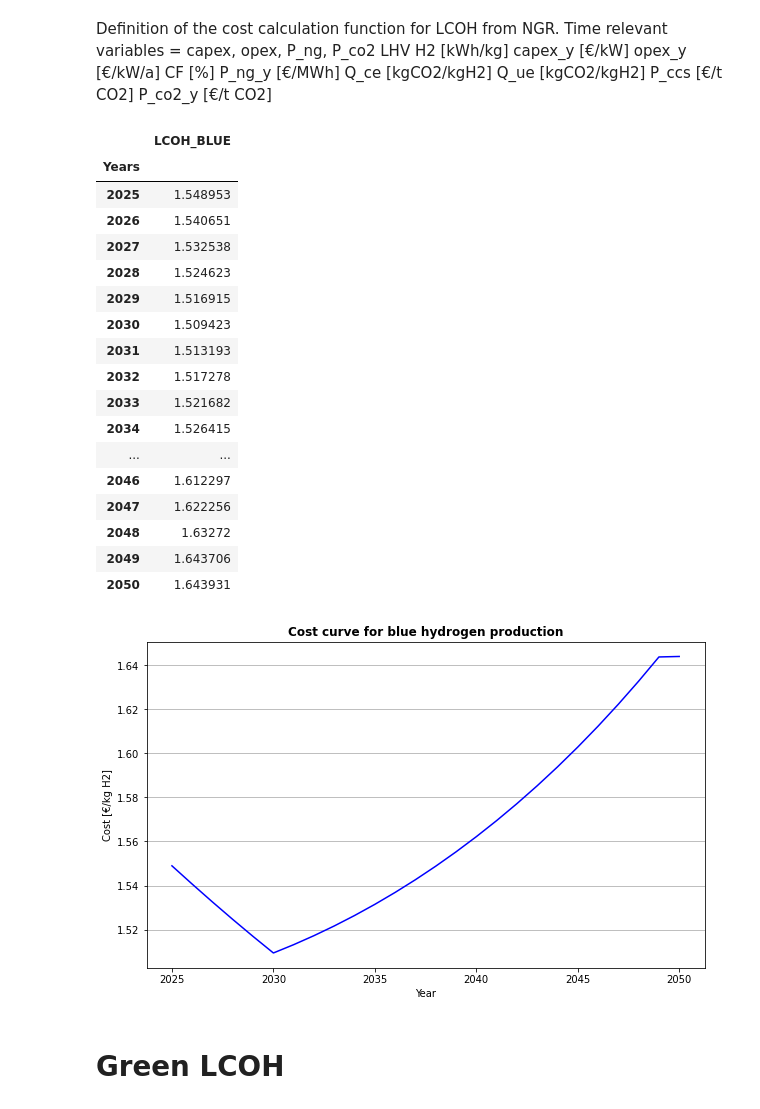
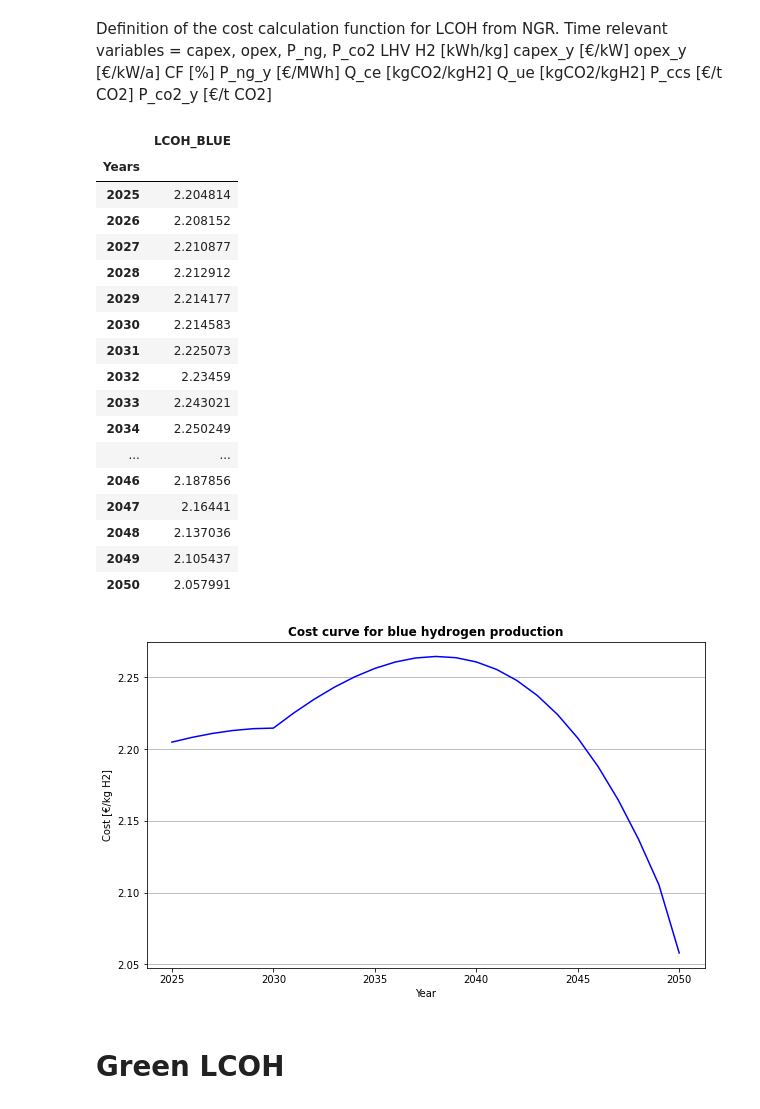
Before and after one commit to ReuterJakob/H2_pathways_repo, a Jupyter notebook: notebooks/Cost/Production_Cost.ipynb, the cells around one changed output. Drawn from its saved outputs; the diff is of its cells as text; code cells hidden in the pictures.

```diff
--- a/notebooks/Cost/Production_Cost.ipynb
+++ b/notebooks/Cost/Production_Cost.ipynb
@@ -27,3 +27,6 @@ tea_blue
 | CO2 price mid [€/t CO2e] | NaN | NaN | 50.000000 | 54.333333 | 58.666667 | 63.000000 | 67.333333 | 71.666667 | 76.000000 | 80.333333 | ... |
 | CO2 price BAU [€/t CO2e] | NaN | NaN | 60.000000 | 60.000000 | 60.000000 | 60.000000 | 60.000000 | 60.000000 | 60.000000 | 60.000000 | ... |
 25 rows × 33 columns
+# %%
+GHG =  pd.read_excel("/Users/jakob/PycharmProjects/H2_pathways_repo/data/raw/20220921_Data_Assumptions.xlsx", sheet_name='GHG Emissions', decimal=',', index_col=0)
+GHG
@@ -113,50 +131,52 @@ Q_ue [kgCO2/kgH2]
 P_ccs [€/t CO2]
 P_co2_y [€/t CO2]
 # %%
-def calculate_lcoh_ngr(alpha, capex_y, opex_y, CF, P_ng_y, n, Q_ce, P_ccs, Q_ue, P_co2_y, LHV_h2):
+def calculate_lcoh_ngr(alpha, capex_y, opex_y, CF, P_ng_y, n, Q_ce_y, P_ccs, Q_ue_y, P_co2_y, LHV_h2):
 
-    result = float(LHV_h2 * ((alpha * capex_y + opex_y) / (CF * 8760) + P_ng_y / 1000 * n) + (Q_ce * P_ccs + Q_ue * P_co2_y) / 1000)
+    result = float(LHV_h2 * ((alpha * capex_y + opex_y) / (CF * 8760) + P_ng_y / 1000 * n) + (Q_ce_y * P_ccs + Q_ue_y * P_co2_y) / 1000)
 
     return result
 # %%
 # Calculation of LCOH from NGR for every year from 2025 to 2050.
 years = np.arange(2025,2051)
 result = pd.DataFrame(index=years, columns=['LCOH_BLUE'])
 result.index.name = 'Years'
 
 
 for year in years:
 
     # get capex, opex, natural gas price and CO2 price of specific year
     capex_y = float(tea_blue.loc['Capex [€/kW]'][year])
     opex_y = float(tea_blue.loc['Opex [€/kW/a]'][year])
+    Q_ce_y = float(GHG.loc['Captured emissions [kg CO2/kg H2]'][year])
+    Q_ue_y = float(GHG.loc['Blue hydrogen emissions [kg CO2/kg H2] - Norway'][year])
     P_ng_y = float(tea_blue.loc['Gas prices NOR [€/MWh]'][year])
     P_co2_y = float(tea_blue.loc['CO2 price ($/t_co2) EU ETS'][year])
 
     # calculate lcoe of specific year
     result.LCOH_BLUE.loc[year] = calculate_lcoh_ngr(alpha=alpha_ngr, capex_y=capex_y, opex_y=opex_y, CF=CF, P_ng_y=P_ng_y,
-                                              n=n, Q_ce=Q_ce, P_ccs=P_ccs, Q_ue=Q_ue, P_co2_y=P_co2_y, LHV_h2=LHV_h2)
+                                              n=n, Q_ce_y=Q_ce_y, P_ccs=P_ccs, Q_ue_y=Q_ue_y, P_co2_y=P_co2_y, LHV_h2=LHV_h2)
 
 result
 # %% [output]
 |  | LCOH_BLUE |
 | Years |  |
-| 2025 | 1.548953 |
-| 2026 | 1.540651 |
-| 2027 | 1.532538 |
-| 2028 | 1.524623 |
-| 2029 | 1.516915 |
-| 2030 | 1.509423 |
-| 2031 | 1.513193 |
-| 2032 | 1.517278 |
-| 2033 | 1.521682 |
-| 2034 | 1.526415 |
+| 2025 | 2.204814 |
+| 2026 | 2.208152 |
+| 2027 | 2.210877 |
+| 2028 | 2.212912 |
+| 2029 | 2.214177 |
+| 2030 | 2.214583 |
+| 2031 | 2.225073 |
+| 2032 | 2.23459 |
+| 2033 | 2.243021 |
+| 2034 | 2.250249 |
 | ... | ... |
-| 2046 | 1.612297 |
-| 2047 | 1.622256 |
-| 2048 | 1.63272 |
-| 2049 | 1.643706 |
-| 2050 | 1.643931 |
+| 2046 | 2.187856 |
+| 2047 | 2.16441 |
+| 2048 | 2.137036 |
+| 2049 | 2.105437 |
+| 2050 | 2.057991 |
 # %%
 # Create csv file from results dataframe
 import os
@@ -174,7 +194,7 @@ plt.xlabel('Year')
 plt.ylabel('Cost [€/kg H2]')
 plt.show()
 # %% [output]
-[figure, old version]
+[figure, new version]
 # %% [markdown]
 # Green LCOH
 # %%
```
Also changed, not shown: parts of 4 cells of this notebook, 5 other files.
